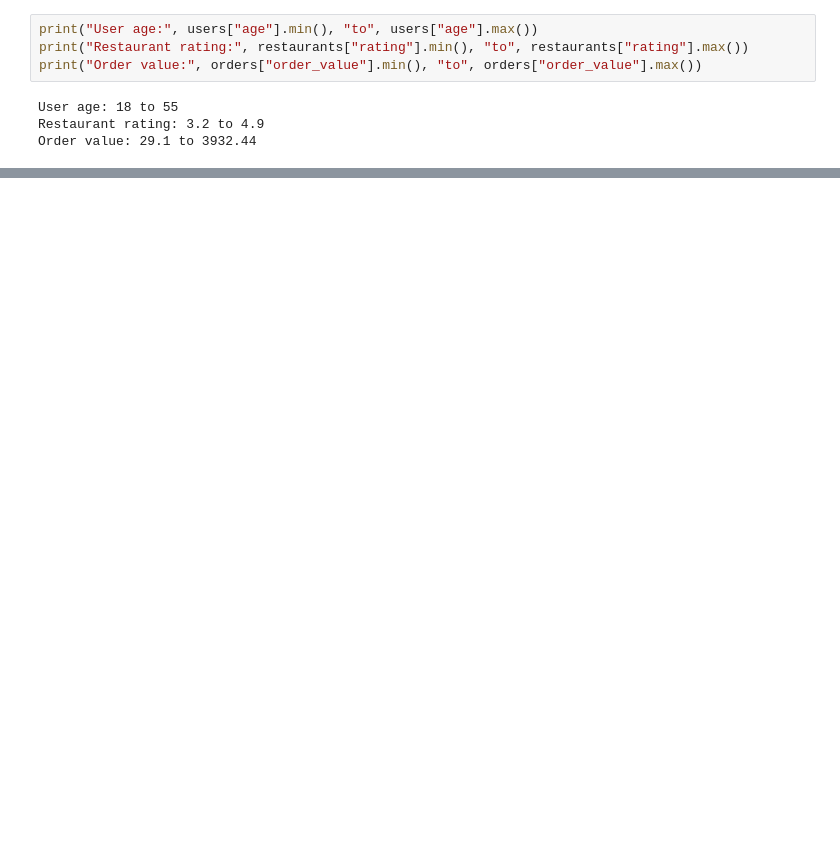
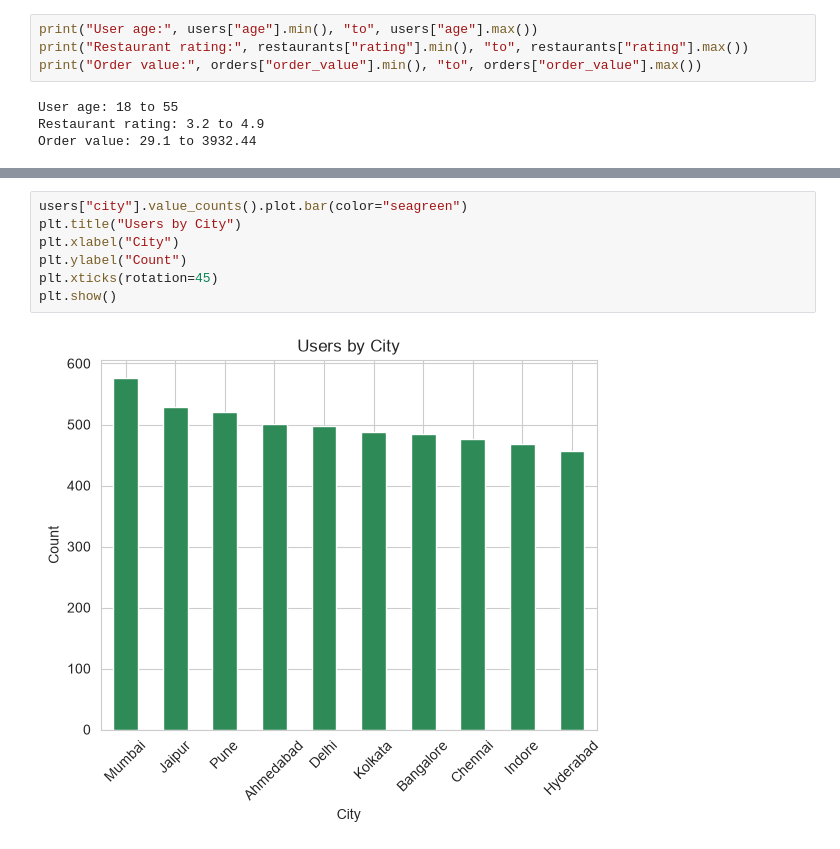
Before and after one commit to Monik17/zomato-funnel-analytics, a Jupyter notebook: notebooks/eda.ipynb, the cells around one changed output, grey strips where cells are left out. Cells and saved outputs as stored; diff of their text form; blank space fills up the shorter version.

```diff
--- a/notebooks/eda.ipynb
+++ b/notebooks/eda.ipynb
@@ -250,0 +271,9 @@ Order value: 29.1 to 3932.44
+# %%
+users["city"].value_counts().plot.bar(color="seagreen")
+plt.title("Users by City")
+plt.xlabel("City")
+plt.ylabel("Count")
+plt.xticks(rotation=45)
+plt.show()
+# %% [output]
+[figure, added]
```
Also changed, not shown: parts of 5 cells of this notebook.
